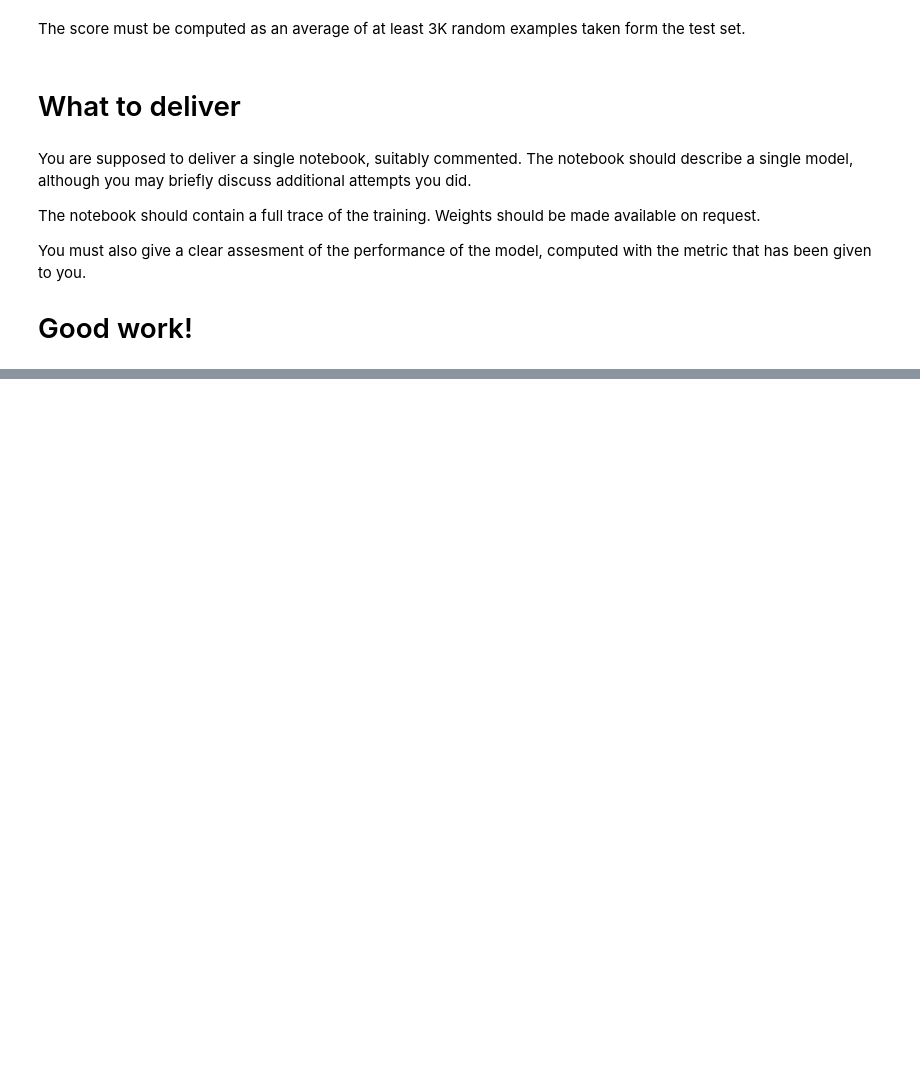
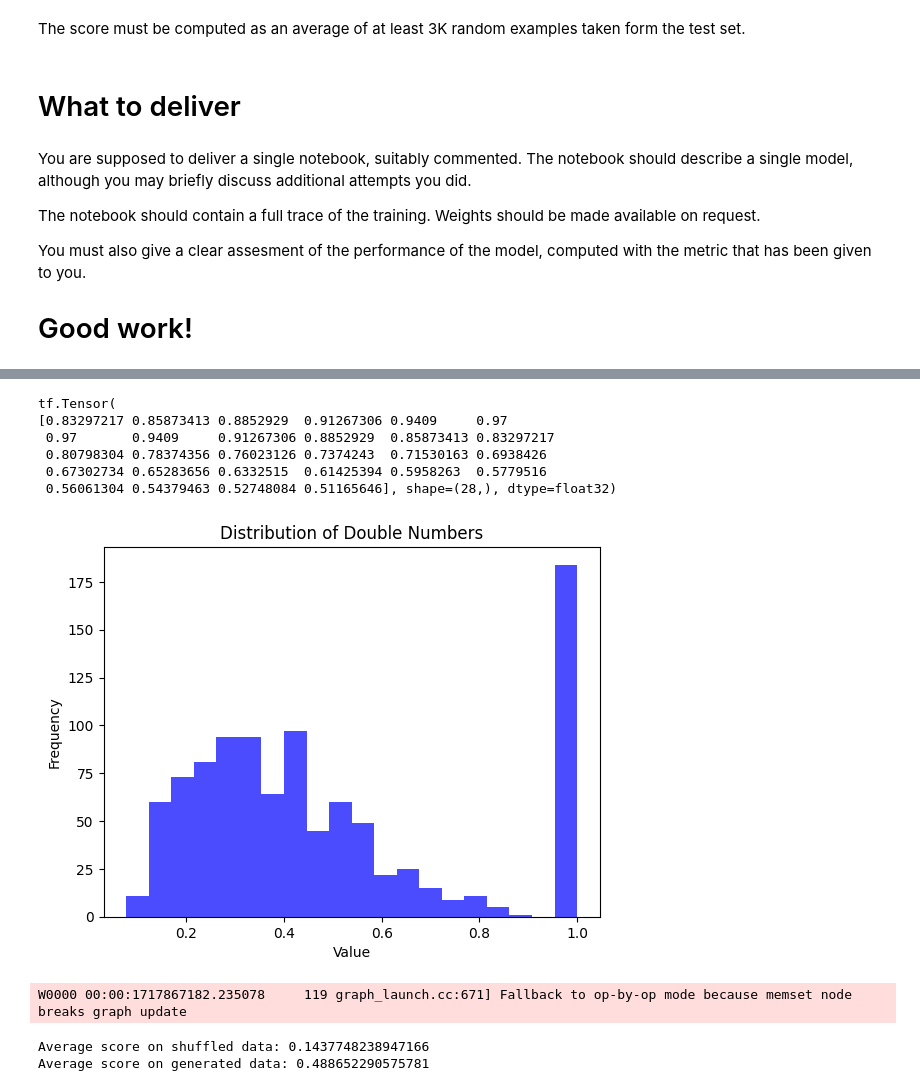
Before and after one commit to lyudmilstamenov/deep_learning_unibo, a Jupyter notebook: Sentence_Reordering_spec_new.ipynb, the cells around one changed output, grey strips where cells are left out. Drawn from its saved outputs; the diff is of its cells as text; code cells hidden in the pictures; blank space fills up the shorter version.

```diff
--- a/Sentence_Reordering_spec_new.ipynb
+++ b/Sentence_Reordering_spec_new.ipynb
@@ -1266,0 +1095,29 @@ Epoch 20/20
+# %%
+
+
+# Print the combined array
+print(combined_array)
+# %% [output]
+tf.Tensor(
+[0.83297217 0.85873413 0.8852929  0.91267306 0.9409     0.97
+ 0.97       0.9409     0.91267306 0.8852929  0.85873413 0.83297217
+ 0.80798304 0.78374356 0.76023126 0.7374243  0.71530163 0.6938426
+ 0.67302734 0.65283656 0.6332515  0.61425394 0.5958263  0.5779516
+ 0.56061304 0.54379463 0.52748084 0.51165646], shape=(28,), dtype=float32)
+# %%
+import matplotlib.pyplot as plt
+import numpy as np
+
+
+# Create a histogram
+plt.hist(generated_scores, bins=20, alpha=0.7, color='blue')
+
+# Add title and labels
+plt.title('Distribution of Double Numbers')
+plt.xlabel('Value')
+plt.ylabel('Frequency')
+
+# Show the plot
+plt.show()
+# %% [output]
+[figure, added]
@@ -1266,0 +1128,8 @@ Epoch 20/20
+# %%
+generated_scores, average_random_score, average_generated_score = get_average_score(x_test[2000:3000], y_test[2000:3000], transformer)
+print(f'Average score on shuffled data: {average_random_score}')
+print(f'Average score on generated data: {average_generated_score}')
+# %% [output]
+W0000 00:00:1717867182.235078     119 graph_launch.cc:671] Fallback to op-by-op mode because memset node breaks graph update
+Average score on shuffled data: 0.1437748238947166
+Average score on generated data: 0.488652290575781
```
Also changed, not shown: parts of 60 cells of this notebook.
